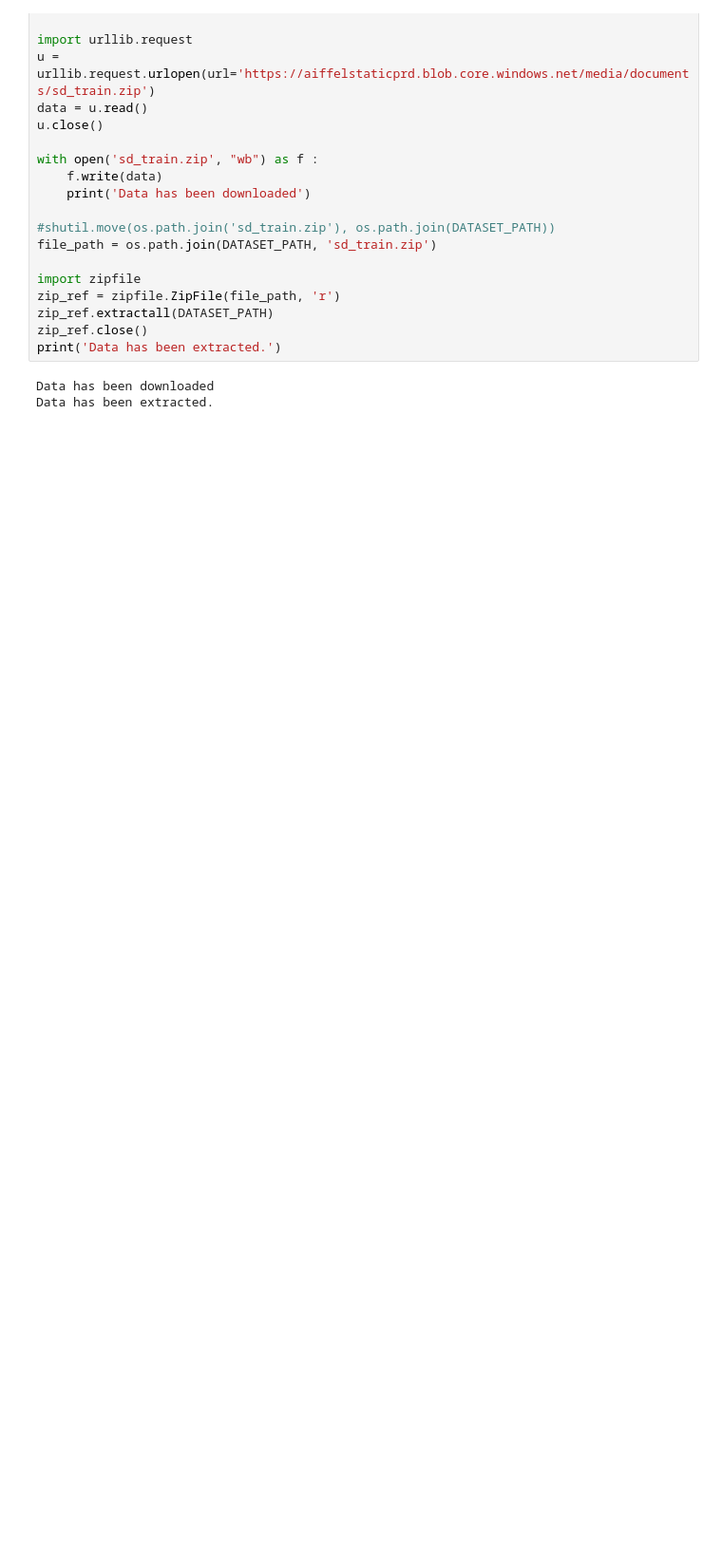
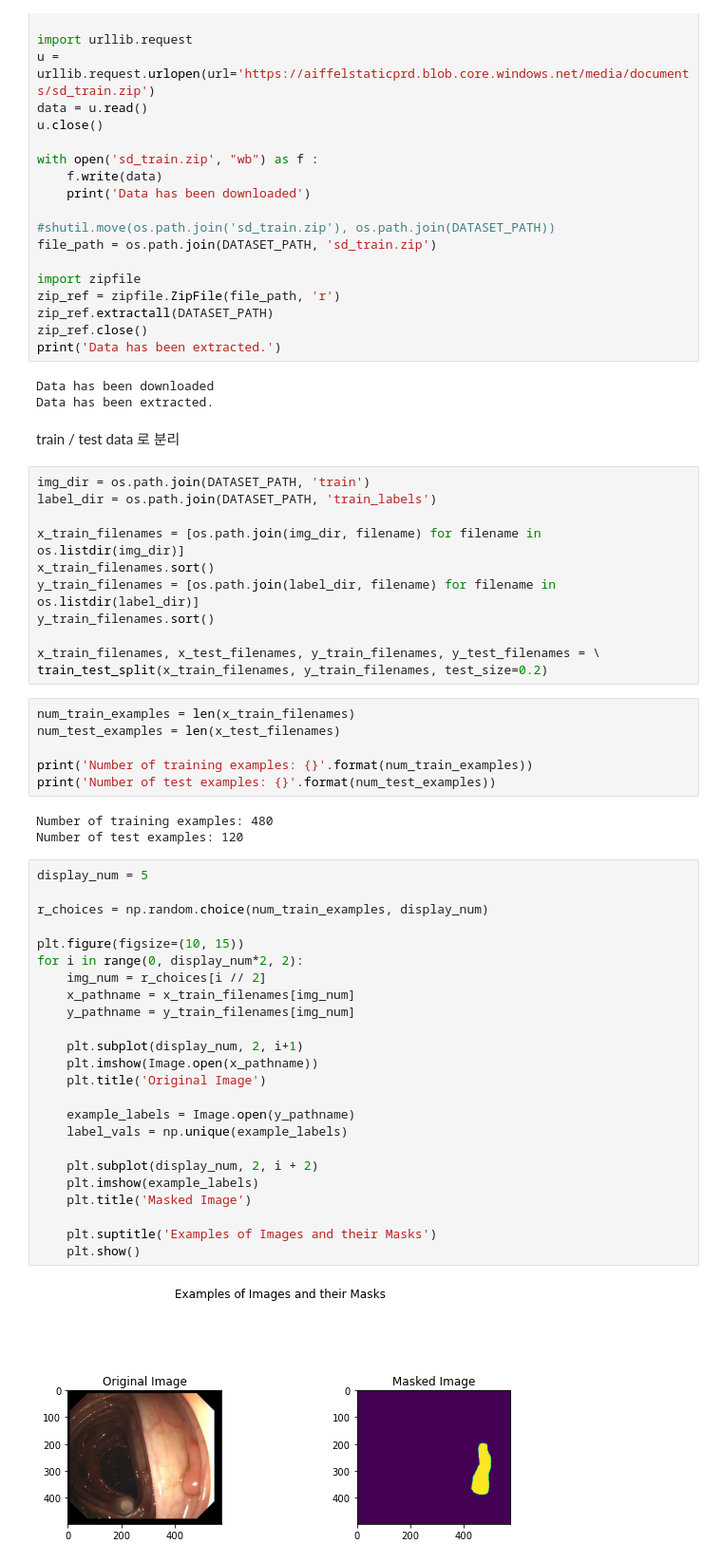
Before and after one commit to hwan27/aiffel, a Jupyter notebook: e/e27/Polyp_Detector.ipynb, the cells around one changed output. Shown at 95% size. Saved outputs shown, nothing was run; the diff lists cells and outputs as text; blank space fills up the shorter version.

```diff
--- a/e/e27/Polyp_Detector.ipynb
+++ b/e/e27/Polyp_Detector.ipynb
@@ -57,3 +61,51 @@ print('Data has been extracted.')
 # %% [output]
 Data has been downloaded
 Data has been extracted.
+# %% [markdown]
+train / test data 로 분리
+# %%
+img_dir = os.path.join(DATASET_PATH, 'train')
+label_dir = os.path.join(DATASET_PATH, 'train_labels')
+
+x_train_filenames = [os.path.join(img_dir, filename) for filename in os.listdir(img_dir)]
+x_train_filenames.sort()
+y_train_filenames = [os.path.join(label_dir, filename) for filename in os.listdir(label_dir)]
+y_train_filenames.sort()
+
+x_train_filenames, x_test_filenames, y_train_filenames, y_test_filenames = \
+train_test_split(x_train_filenames, y_train_filenames, test_size=0.2)
+# %%
+num_train_examples = len(x_train_filenames)
+num_test_examples = len(x_test_filenames)
+
+print('Number of training examples: {}'.format(num_train_examples))
+print('Number of test examples: {}'.format(num_test_examples))
+# %% [output]
+Number of training examples: 480
+Number of test examples: 120
+# %%
+display_num = 5
+
+r_choices = np.random.choice(num_train_examples, display_num)
+
+plt.figure(figsize=(10, 15))
+for i in range(0, display_num*2, 2):
+    img_num = r_choices[i // 2]
+    x_pathname = x_train_filenames[img_num]
+    y_pathname = y_train_filenames[img_num]
+
+    plt.subplot(display_num, 2, i+1)
+    plt.imshow(Image.open(x_pathname))
+    plt.title('Original Image')
+
+    example_labels = Image.open(y_pathname)
+    label_vals = np.unique(example_labels)
+
+    plt.subplot(display_num, 2, i + 2)
+    plt.imshow(example_labels)
+    plt.title('Masked Image')
+
+    plt.suptitle('Examples of Images and their Masks')
+    plt.show()
+# %% [output]
+[figure, added]
```
Also changed, not shown: parts of 58 cells of this notebook.
